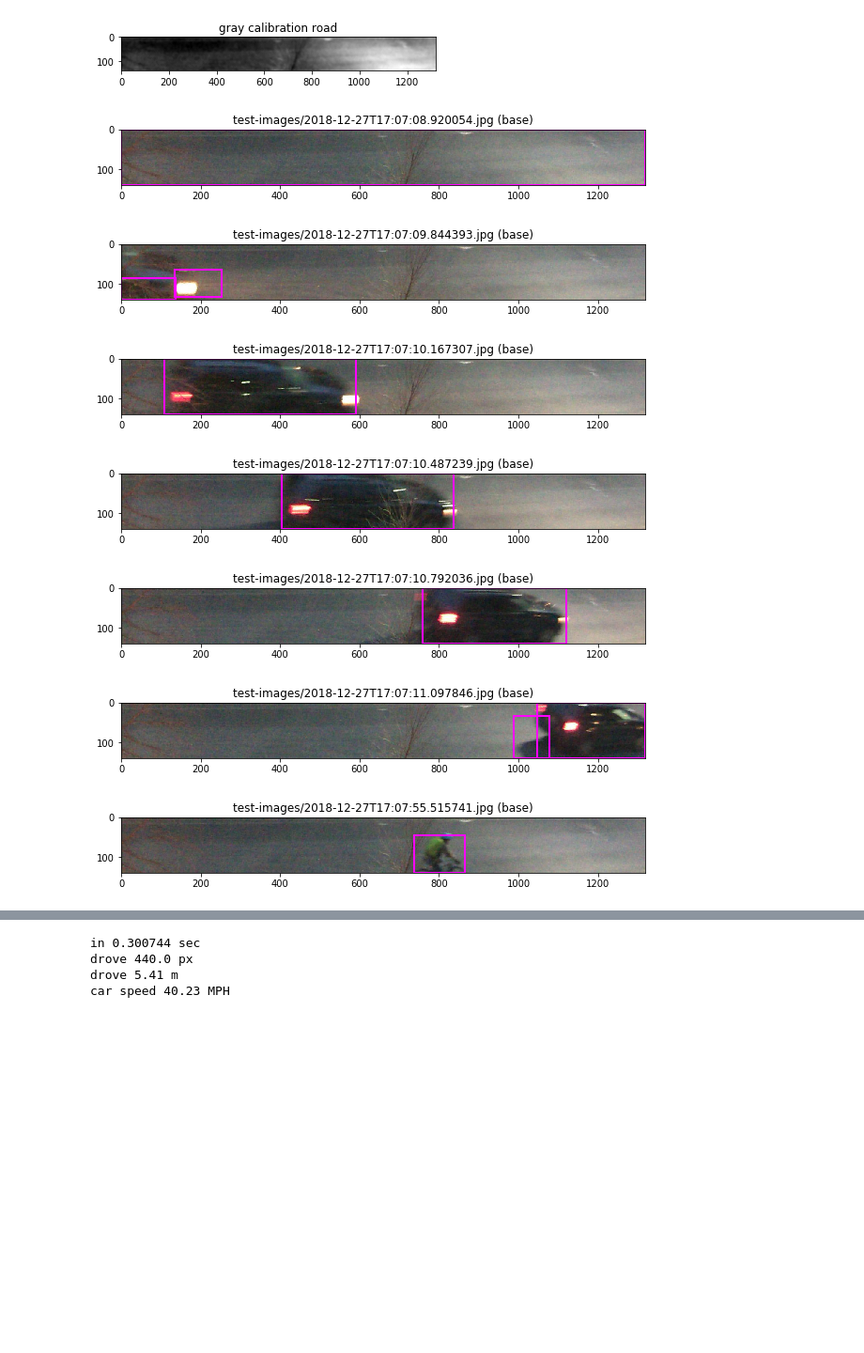
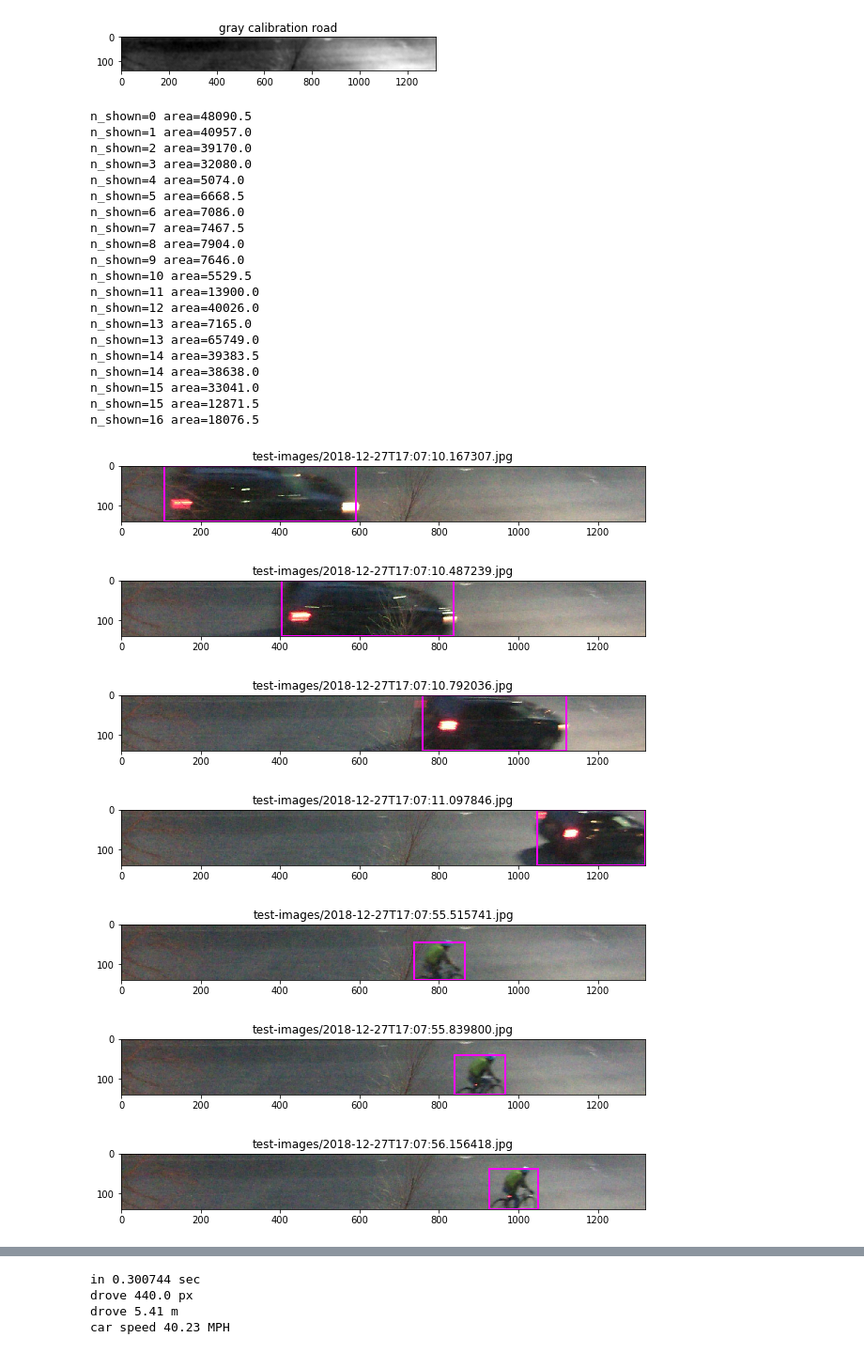
Before and after one commit to kylefritz/speed-cam, a Jupyter notebook: tracking.ipynb, the cells around one changed output, grey strips where cells are left out. Shown at 94% size. Saved outputs shown, nothing was run; the diff lists cells and outputs as text; code cells hidden in the pictures; blank space fills up the shorter version.

```diff
--- a/tracking.ipynb
+++ b/tracking.ipynb
@@ -142,40 +147,67 @@ paths = glob.glob("test-images/2018-*.jpg")
 paths.sort()
 
 fgbg = cv2.createBackgroundSubtractorMOG2()
 
+n_shown=0
 for path in paths:
     color_im = read_road_image(path)
     if color_im is None: # some captured images are empty
         continue
     im = gray_and_blur(color_im)
 
     fgmask = fgbg.apply(im)
 
     res = cv2.bitwise_and(im, im, mask = fgmask)
 
     cnts = cv2.findContours(res.copy(), cv2.RETR_EXTERNAL, cv2.CHAIN_APPROX_SIMPLE)
     cnts = imutils.grab_contours(cnts)
-    min_contour_area = 3_000
     contour_rectangles = []
     for c in cnts:
         area = cv2.contourArea(c)
-        if area < min_contour_area:
+        (x,y,w,h) = cv2.boundingRect(c)
+        if area < 4_500: # too small
             continue
+        if w > 750: # too wide
+            continue
+        if h < 80: # too short
+            continue
+        print("n_shown={} area={}".format(n_shown, area))
         contour_rectangles.append(cv2.boundingRect(c))
 
     if len(contour_rectangles) == 0:
         continue
 
     # otherwise, show figure
     f = plt.figure(figsize=(10,7))
-    ax = ax_imshow(f, 1, cv2.cvtColor(color_im, cv2.COLOR_BGR2RGB), "{} (base)".format(path), ticks=True)
+    ax = ax_imshow(f, 1, cv2.cvtColor(color_im, cv2.COLOR_BGR2RGB), "{}".format(path), ticks=True)
     for (x, y, w, h) in contour_rectangles:
         ax.add_patch(matplotlib.patches.Rectangle((x, y), w, h, color='magenta', fill=False, linewidth=2.0))
+    n_shown +=1
 # %% [output]
+n_shown=0 area=48090.5
+n_shown=1 area=40957.0
+n_shown=2 area=39170.0
+n_shown=3 area=32080.0
+n_shown=4 area=5074.0
+n_shown=5 area=6668.5
+n_shown=6 area=7086.0
+n_shown=7 area=7467.5
+n_shown=8 area=7904.0
+n_shown=9 area=7646.0
+n_shown=10 area=5529.5
+n_shown=11 area=13900.0
+n_shown=12 area=40026.0
+n_shown=13 area=7165.0
+n_shown=13 area=65749.0
+n_shown=14 area=39383.5
+n_shown=14 area=38638.0
+n_shown=15 area=33041.0
+n_shown=15 area=12871.5
+n_shown=16 area=18076.5
-[figure, old version]
+[figure, new version]
-[figure, old version]
+[figure, new version]
-[figure, old version]
+[figure, new version]
-[figure, old version]
+[figure, new version]
-[figure, old version]
+[figure, new version]
-[figure, old version]
+[figure, new version]
-[figure, old version]
+[figure, new version]
```
Also changed, not shown: parts of 2 cells of this notebook.
